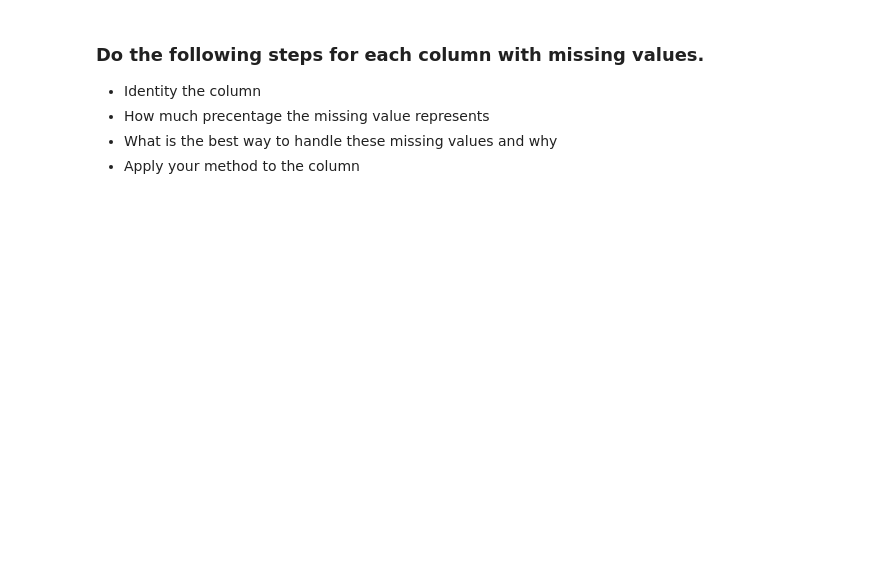
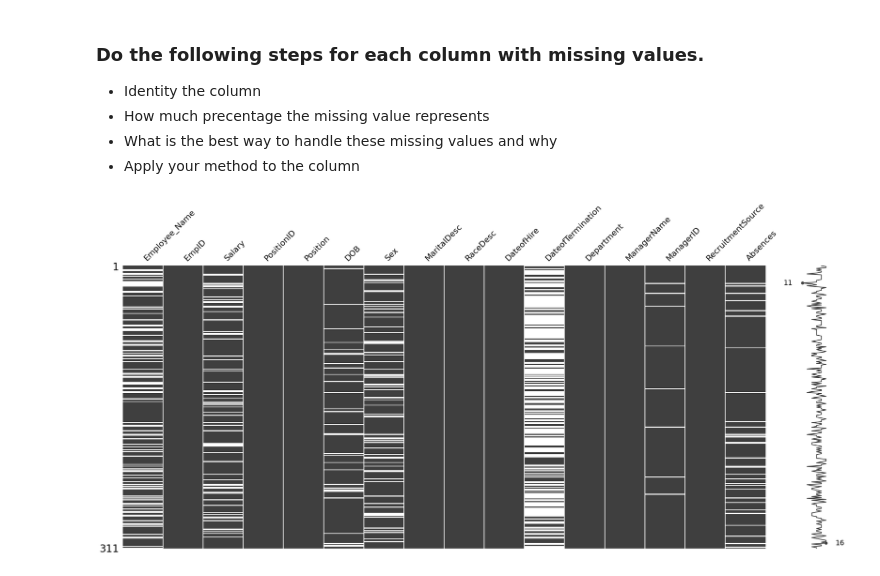
Before and after one commit to Tuwaiq-Data-Science-Bootcamp-V3/Missing-Data-Lab1, a Jupyter notebook: Missing_Data_Assignment.ipynb, the cells around one changed output. Saved outputs shown, nothing was run; the diff lists cells and outputs as text; code cells hidden in the pictures; blank space fills up the shorter version.

```diff
--- a/Missing_Data_Assignment.ipynb
+++ b/Missing_Data_Assignment.ipynb
@@ -101,3 +127,9 @@ df.shape
 * How much precentage the missing value represents
 * What is the best way to handle these missing values and why
 * Apply your method to the column
+# %%
+# !pip install missingno
+import missingno as msno
+msno.matrix(df);
+# %% [output]
+[figure, added]
```
Also changed, not shown: parts of 29 cells of this notebook.
